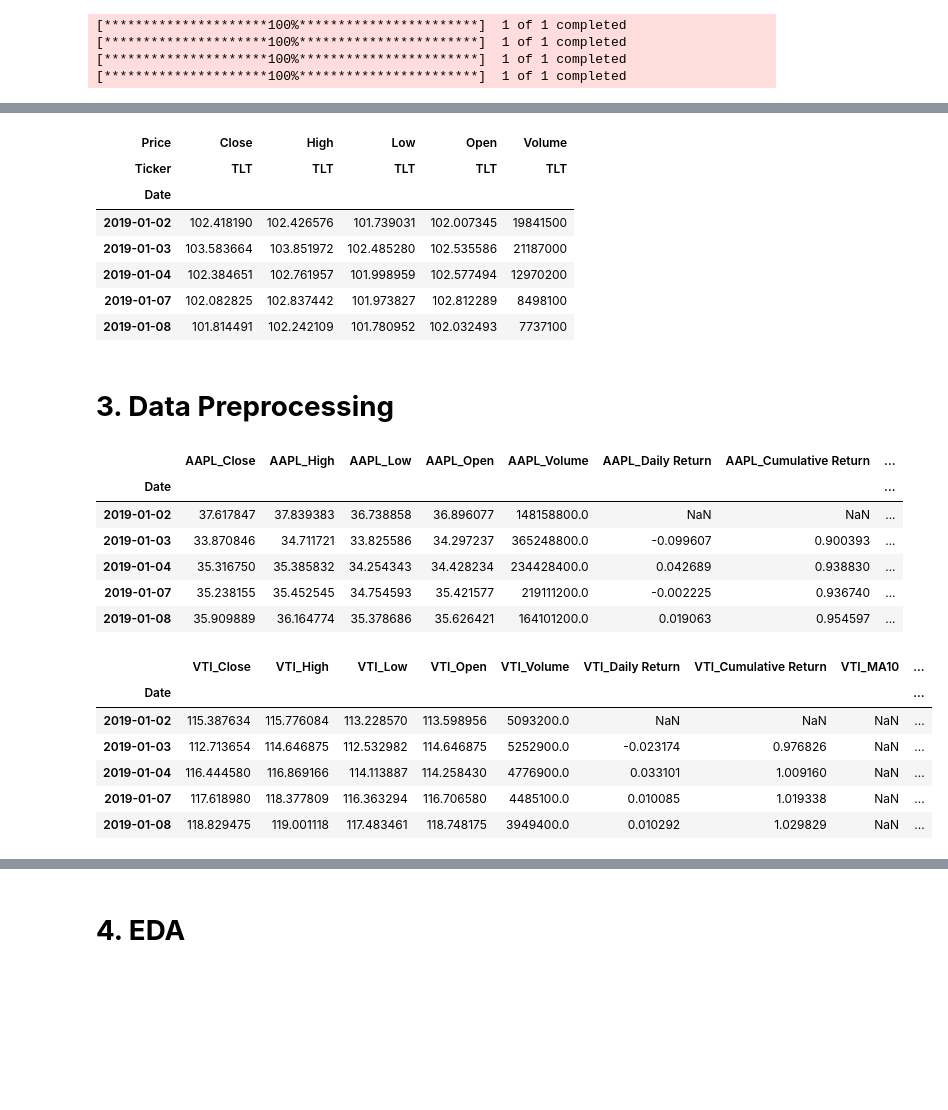
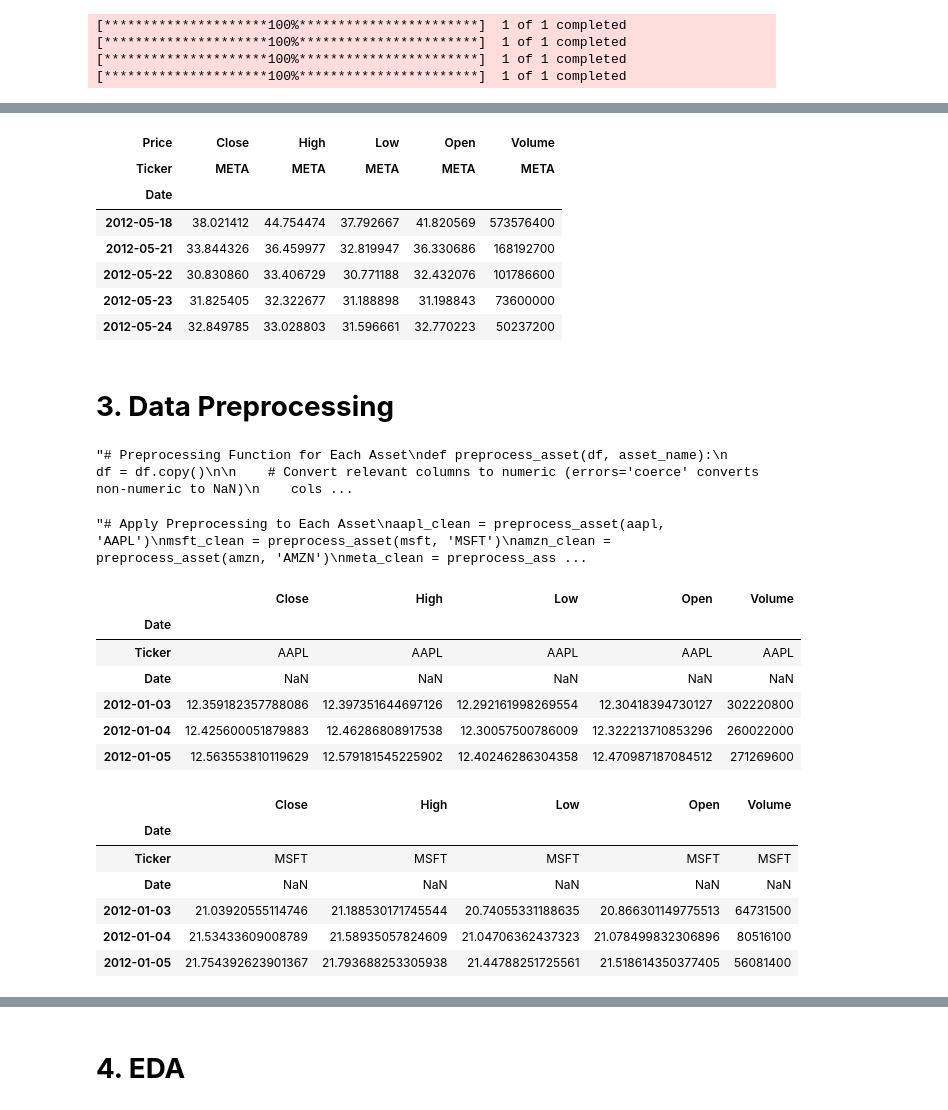
Before and after one commit to Saisha0512/Portfolio_Optimization_ML_DL, a Jupyter notebook: Portfolio_Optimization_ML_DL.ipynb, the cells around one changed output, grey strips where cells are left out. Cells and saved outputs as stored; diff of their text form; code cells hidden in the pictures; blank space fills up the shorter version.

```diff
--- a/Portfolio_Optimization_ML_DL.ipynb
+++ b/Portfolio_Optimization_ML_DL.ipynb
@@ -95,25 +155,25 @@ data['GLD'].head()
 # %%
 # Displaying the AGG data
-data['TLT'].head()
+data['META'].head()
 # %% [output]
 | Price | Close | High | Low | Open | Volume |
-| Ticker | TLT | TLT | TLT | TLT | TLT |
+| Ticker | META | META | META | META | META |
 | Date |  |  |  |  |  |
-| 2019-01-02 | 102.418190 | 102.426576 | 101.739031 | 102.007345 | 19841500 |
-| 2019-01-03 | 103.583664 | 103.851972 | 102.485280 | 102.535586 | 21187000 |
-| 2019-01-04 | 102.384651 | 102.761957 | 101.998959 | 102.577494 | 12970200 |
-| 2019-01-07 | 102.082825 | 102.837442 | 101.973827 | 102.812289 | 8498100 |
-| 2019-01-08 | 101.814491 | 102.242109 | 101.780952 | 102.032493 | 7737100 |
+| 2012-05-18 | 38.021412 | 44.754474 | 37.792667 | 41.820569 | 573576400 |
+| 2012-05-21 | 33.844326 | 36.459977 | 32.819947 | 36.330686 | 168192700 |
+| 2012-05-22 | 30.830860 | 33.406729 | 30.771188 | 32.432076 | 101786600 |
+| 2012-05-23 | 31.825405 | 32.322677 | 31.188898 | 31.198843 | 73600000 |
+| 2012-05-24 | 32.849785 | 33.028803 | 31.596661 | 32.770223 | 50237200 |
 # %% [markdown]
 # **3. Data Preprocessing**
 # %%
 # Reading all the CSV Files individually
 aapl = pd.read_csv("AAPL_historical_OHLCV_data.csv", index_col=0, parse_dates=True)
-vti = pd.read_csv("VTI_historical_OHLCV_data.csv", index_col=0, parse_dates=True)
-gld = pd.read_csv("GLD_historical_OHLCV_data.csv", index_col=0, parse_dates=True)
-tlt = pd.read_csv("TLT_historical_OHLCV_data.csv", index_col=0, parse_dates=True)
+msft = pd.read_csv("MSFT_historical_OHLCV_data.csv", index_col=0, parse_dates=True)
+amzn = pd.read_csv("AMZN_historical_OHLCV_data.csv", index_col=0, parse_dates=True)
+meta = pd.read_csv("META_historical_OHLCV_data.csv", index_col=0, parse_dates=True)
 # %%
-# Preprocessing Function for Each Asset
+"""# Preprocessing Function for Each Asset
 def preprocess_asset(df, asset_name):
     df = df.copy()
 
@@ -139,32 +199,38 @@ def preprocess_asset(df, asset_name):
     df = df.add_prefix(f'{asset_name}_')
 
     return df
+"""
+# %% [output]
+"# Preprocessing Function for Each Asset\ndef preprocess_asset(df, asset_name):\n    df = df.copy()\n\n    # Convert relevant columns to numeric (errors='coerce' converts non-numeric to NaN)\n    cols ...
 # %%
-# Apply Preprocessing to Each Asset
+'''# Apply Preprocessing to Each Asset
 aapl_clean = preprocess_asset(aapl, 'AAPL')
-vti_clean = preprocess_asset(vti, 'VTI')
-gld_clean = preprocess_asset(gld, 'GLD')
-tlt_clean = preprocess_asset(tlt, 'TLT')
+msft_clean = preprocess_asset(msft, 'MSFT')
+amzn_clean = preprocess_asset(amzn, 'AMZN')
+meta_clean = preprocess_asset(meta, 'META')
+'''
+# %% [output]
+"# Apply Preprocessing to Each Asset\naapl_clean = preprocess_asset(aapl, 'AAPL')\nmsft_clean = preprocess_asset(msft, 'MSFT')\namzn_clean = preprocess_asset(amzn, 'AMZN')\nmeta_clean = preprocess_ass ...
 # %%
-aapl_clean.index.name = 'Date'
-aapl_clean.head()
+aapl.index.name = 'Date'
+aapl.head()
 # %% [output]
-|  | AAPL_Close | AAPL_High | AAPL_Low | AAPL_Open | AAPL_Volume | AAPL_Daily Return | AAPL_Cumulative Return | ... |
-| Date |  |  |  |  |  |  |  | ... |
-| 2019-01-02 | 37.617847 | 37.839383 | 36.738858 | 36.896077 | 148158800.0 | NaN | NaN | ... |
-| 2019-01-03 | 33.870846 | 34.711721 | 33.825586 | 34.297237 | 365248800.0 | -0.099607 | 0.900393 | ... |
-| 2019-01-04 | 35.316750 | 35.385832 | 34.254343 | 34.428234 | 234428400.0 | 0.042689 | 0.938830 | ... |
-| 2019-01-07 | 35.238155 | 35.452545 | 34.754593 | 35.421577 | 219111200.0 | -0.002225 | 0.936740 | ... |
-| 2019-01-08 | 35.909889 | 36.164774 | 35.378686 | 35.626421 | 164101200.0 | 0.019063 | 0.954597 | ... |
+|  | Close | High | Low | Open | Volume |
+| Date |  |  |  |  |  |
+| Ticker | AAPL | AAPL | AAPL | AAPL | AAPL |
+| Date | NaN | NaN | NaN | NaN | NaN |
+| 2012-01-03 | 12.359182357788086 | 12.397351644697126 | 12.292161998269554 | 12.30418394730127 | 302220800 |
+| 2012-01-04 | 12.425600051879883 | 12.46286808917538 | 12.30057500786009 | 12.322213710853296 | 260022000 |
+| 2012-01-05 | 12.563553810119629 | 12.579181545225902 | 12.40246286304358 | 12.470987187084512 | 271269600 |
 # %%
-vti_clean.index.name = 'Date'
-vti_clean.head()
+msft.index.name = 'Date'
+msft.head()
 # %% [output]
-|  | VTI_Close | VTI_High | VTI_Low | VTI_Open | VTI_Volume | VTI_Daily Return | VTI_Cumulative Return | VTI_MA10 | ... |
-| Date |  |  |  |  |  |  |  |  | ... |
-| 2019-01-02 | 115.387634 | 115.776084 | 113.228570 | 113.598956 | 5093200.0 | NaN | NaN | NaN | ... |
-| 2019-01-03 | 112.713654 | 114.646875 | 112.532982 | 114.646875 | 5252900.0 | -0.023174 | 0.976826 | NaN | ... |
-| 2019-01-04 | 116.444580 | 116.869166 | 114.113887 | 114.258430 | 4776900.0 | 0.033101 | 1.009160 | NaN | ... |
-| 2019-01-07 | 117.618980 | 118.377809 | 116.363294 | 116.706580 | 4485100.0 | 0.010085 | 1.019338 | NaN | ... |
-| 2019-01-08 | 118.829475 | 119.001118 | 117.483461 | 118.748175 | 3949400.0 | 0.010292 | 1.029829 | NaN | ... |
+|  | Close | High | Low | Open | Volume |
+| Date |  |  |  |  |  |
+| Ticker | MSFT | MSFT | MSFT | MSFT | MSFT |
+| Date | NaN | NaN | NaN | NaN | NaN |
+| 2012-01-03 | 21.03920555114746 | 21.188530171745544 | 20.74055331188635 | 20.866301149775513 | 64731500 |
+| 2012-01-04 | 21.53433609008789 | 21.58935057824609 | 21.04706362437323 | 21.078499832306896 | 80516100 |
+| 2012-01-05 | 21.754392623901367 | 21.793688253305938 | 21.44788251725561 | 21.518614350377405 | 56081400 |
 # %%
```
Also changed, not shown: parts of 51 cells of this notebook.
